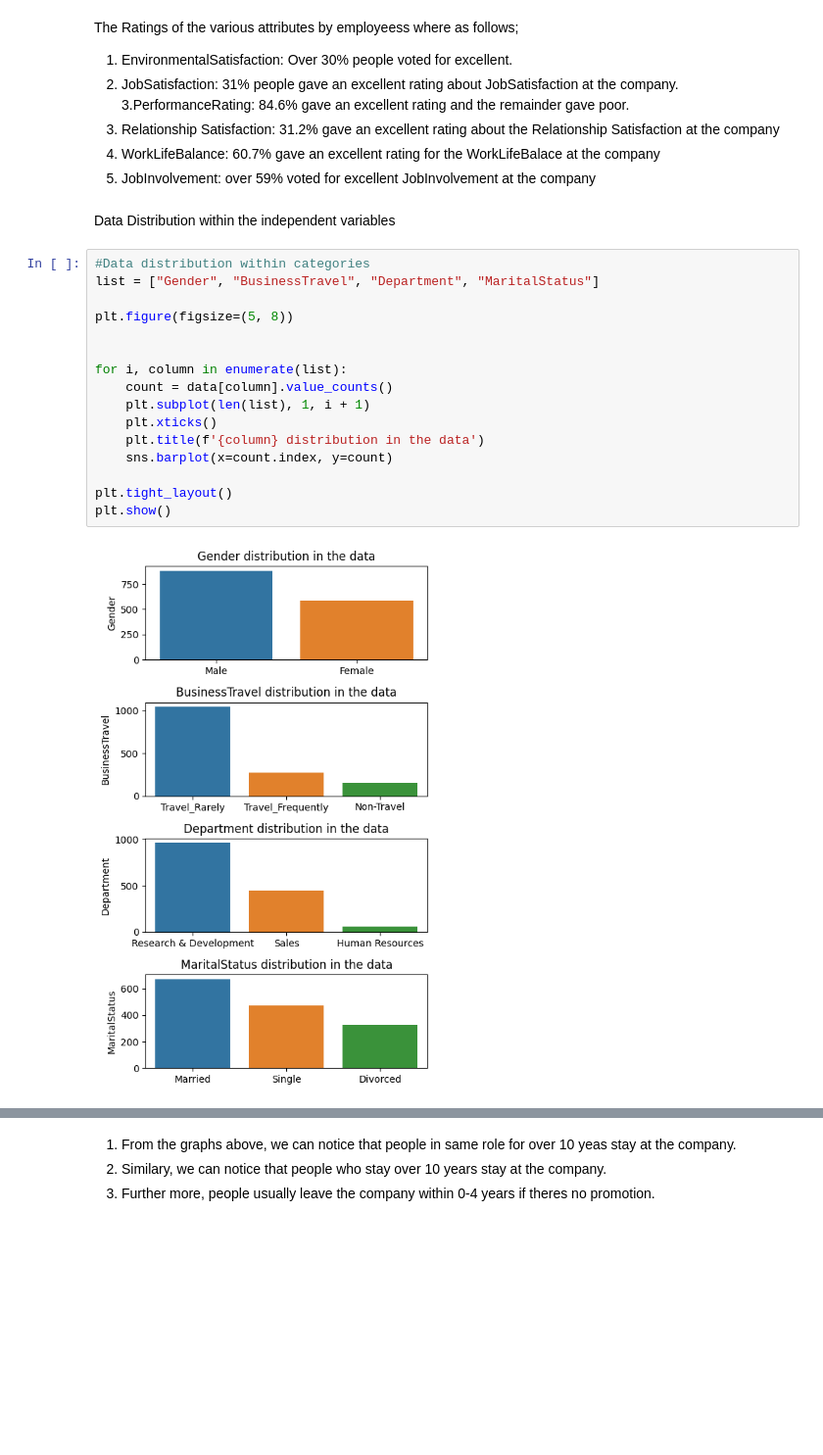
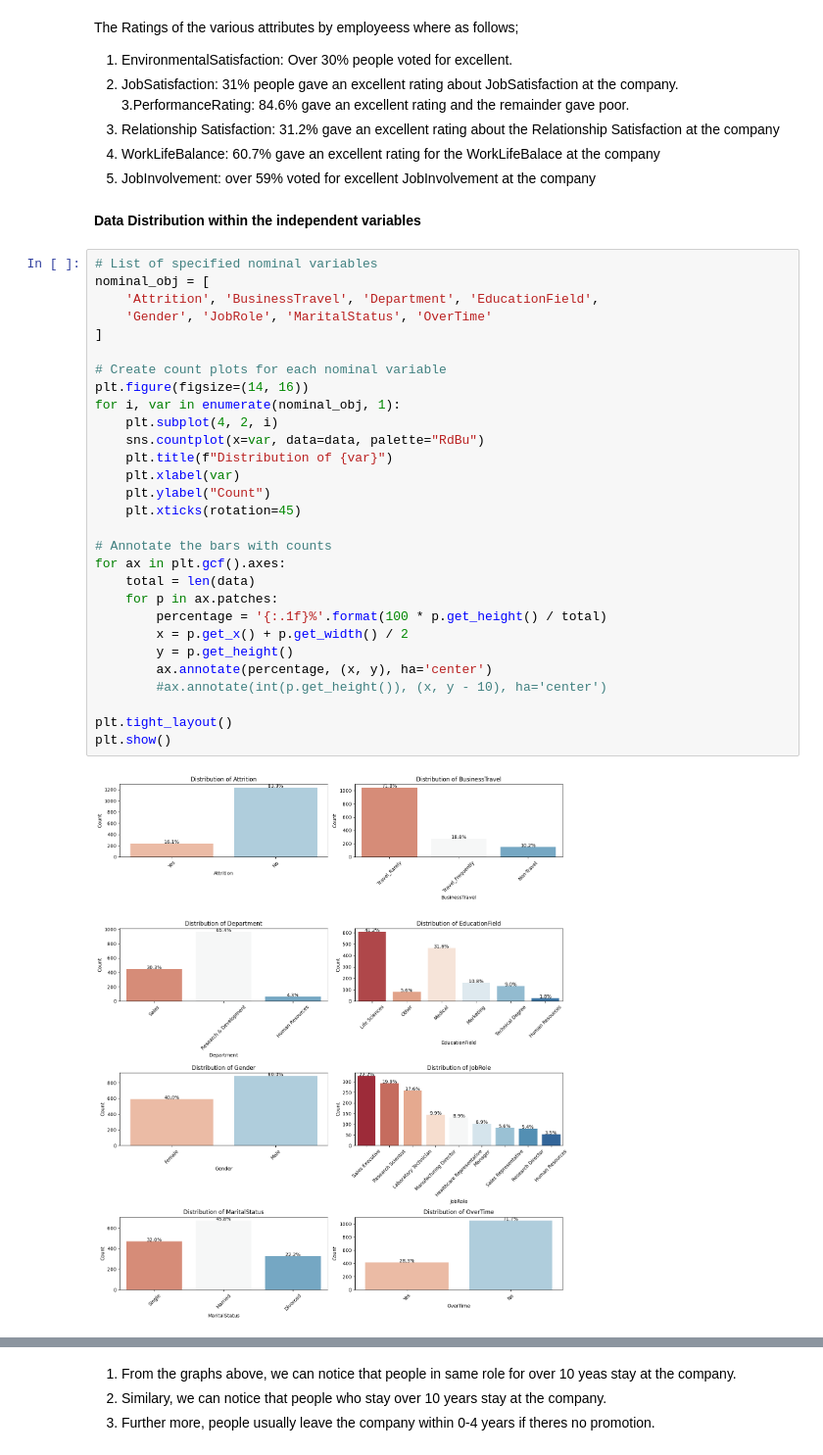
Before and after one commit to Denniskag/Python-Assignment, a Jupyter notebook: Employee_Attrition (1).ipynb, the cells around one changed output, grey strips where cells are left out. Shown at 98% size. Drawn from its saved outputs; the diff is of its cells as text; blank space fills up the shorter version.

```diff
--- a/Employee_Attrition (1).ipynb
+++ b/Employee_Attrition (1).ipynb
@@ -275,23 +276,36 @@ The Ratings of the various attributes by employeess where as follows;
 5. WorkLifeBalance: 60.7% gave an excellent rating for the WorkLifeBalace at the company
 6. JobInvolvement: over 59% voted for excellent JobInvolvement at the company
 # %% [markdown]
-Data Distribution within the independent variables
+**Data Distribution within the independent variables**
-# %%
-#Data distribution within categories
-list = ["Gender", "BusinessTravel", "Department", "MaritalStatus"]
-
-plt.figure(figsize=(5, 8))
-
-
-for i, column in enumerate(list):
-    count = data[column].value_counts()
-    plt.subplot(len(list), 1, i + 1)
-    plt.xticks()
-    plt.title(f'{column} distribution in the data')
-    sns.barplot(x=count.index, y=count)
-
-plt.tight_layout()
-plt.show()
-# %% [output]
-[figure, removed]
+# %%
+# List of specified nominal variables
+nominal_obj = [
+    'Attrition', 'BusinessTravel', 'Department', 'EducationField',
+    'Gender', 'JobRole', 'MaritalStatus', 'OverTime'
+]
+
+# Create count plots for each nominal variable
+plt.figure(figsize=(14, 16))
+for i, var in enumerate(nominal_obj, 1):
+    plt.subplot(4, 2, i)
+    sns.countplot(x=var, data=data, palette="RdBu")
+    plt.title(f"Distribution of {var}")
+    plt.xlabel(var)
+    plt.ylabel("Count")
+    plt.xticks(rotation=45)
+
+# Annotate the bars with counts
+for ax in plt.gcf().axes:
+    total = len(data)
+    for p in ax.patches:
+        percentage = '{:.1f}%'.format(100 * p.get_height() / total)
+        x = p.get_x() + p.get_width() / 2
+        y = p.get_height()
+        ax.annotate(percentage, (x, y), ha='center')
+        #ax.annotate(int(p.get_height()), (x, y - 10), ha='center')
+
+plt.tight_layout()
+plt.show()
+# %% [output]
+[figure, added]
 # %% [markdown]
```
Also changed, not shown: parts of 34 cells of this notebook.
